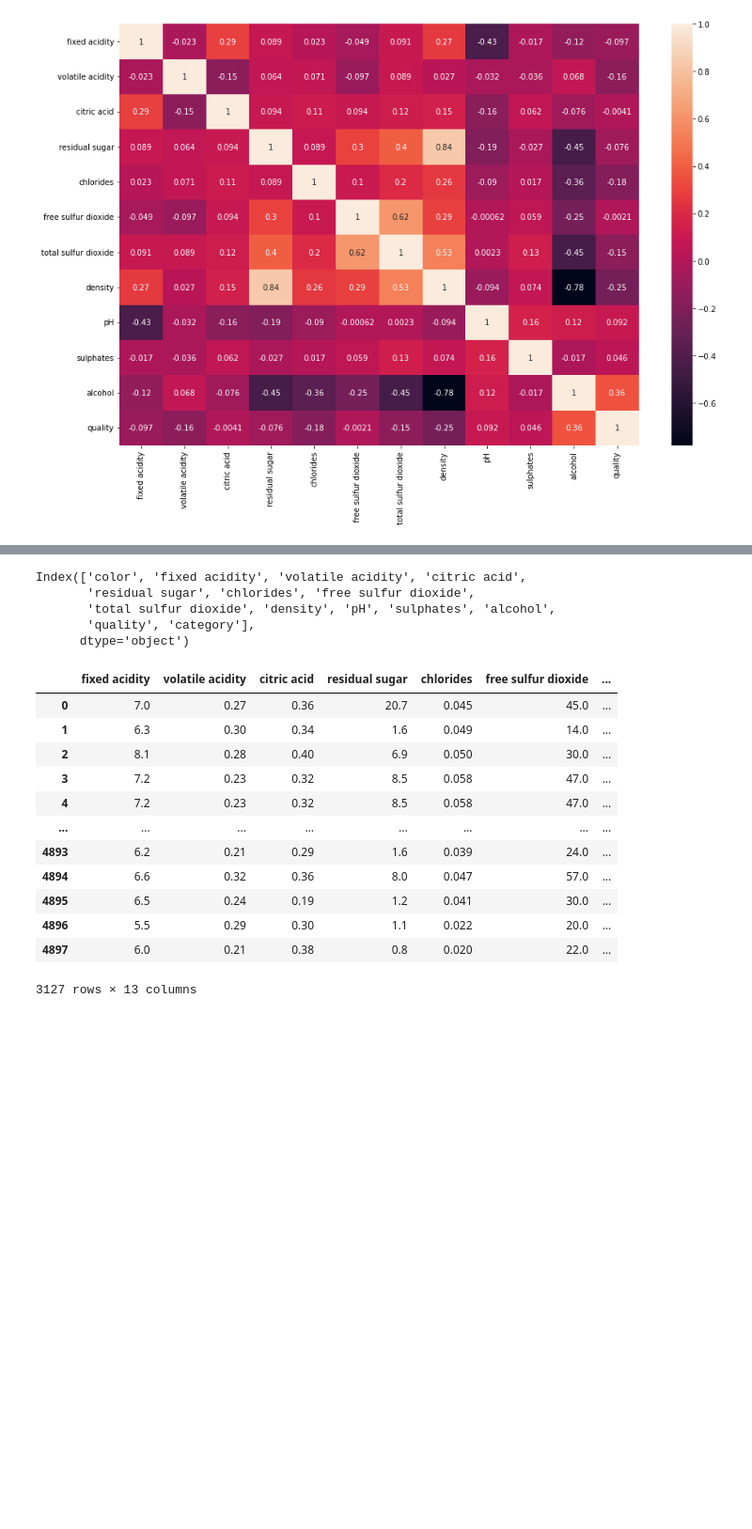
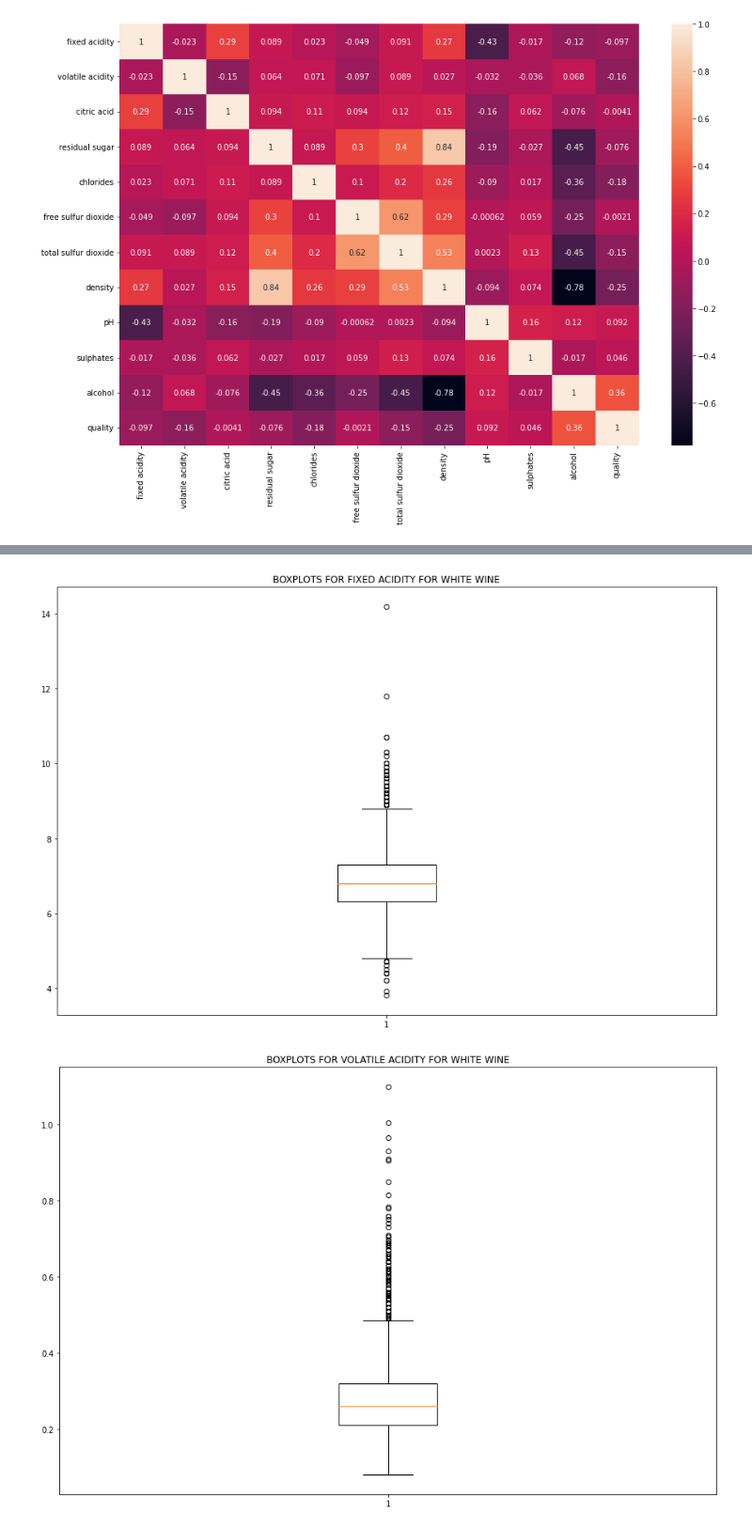
Before and after one commit to Alvin-igobwa/Wine_Analytics, a Jupyter notebook: analysis.ipynb, the cells around one changed output, grey strips where cells are left out. Shown at 94% size. Drawn from its saved outputs; the diff is of its cells as text; code cells hidden in the pictures; blank space fills up the shorter version.

```diff
--- a/analysis.ipynb
+++ b/analysis.ipynb
@@ -120,24 +120,11 @@ for col in filt.columns:
-# %%
-white.columns
-# %% [output]
-Index(['color', 'fixed acidity', 'volatile acidity', 'citric acid',
-       'residual sugar', 'chlorides', 'free sulfur dioxide',
-       'total sulfur dioxide', 'density', 'pH', 'sulphates', 'alcohol',
-       'quality', 'category'],
-      dtype='object')
-# %%
-white[white.category=="good"][cols]
-# %% [output]
-|  | fixed acidity | volatile acidity | citric acid | residual sugar | chlorides | free sulfur dioxide | ... |
-| 0 | 7.0 | 0.27 | 0.36 | 20.7 | 0.045 | 45.0 | ... |
-| 1 | 6.3 | 0.30 | 0.34 | 1.6 | 0.049 | 14.0 | ... |
-| 2 | 8.1 | 0.28 | 0.40 | 6.9 | 0.050 | 30.0 | ... |
-| 3 | 7.2 | 0.23 | 0.32 | 8.5 | 0.058 | 47.0 | ... |
-| 4 | 7.2 | 0.23 | 0.32 | 8.5 | 0.058 | 47.0 | ... |
-| ... | ... | ... | ... | ... | ... | ... | ... |
-| 4893 | 6.2 | 0.21 | 0.29 | 1.6 | 0.039 | 24.0 | ... |
-| 4894 | 6.6 | 0.32 | 0.36 | 8.0 | 0.047 | 57.0 | ... |
-| 4895 | 6.5 | 0.24 | 0.19 | 1.2 | 0.041 | 30.0 | ... |
-| 4896 | 5.5 | 0.29 | 0.30 | 1.1 | 0.022 | 20.0 | ... |
-| 4897 | 6.0 | 0.21 | 0.38 | 0.8 | 0.020 | 22.0 | ... |
-3127 rows × 13 columns
+# %%
+## Checking for outliers
+for column in filt.columns:
+    if (column != "quality") & (column!="category"):
+        plt.figure(figsize =(15,10))
+        plt.title("BOXPLOTS FOR "+ column.upper()+" FOR WHITE WINE")
+        plt.boxplot(white[column])
+        plt.show()
+# %% [output]
+[figure, added]
+[figure, added]
```
Also changed, not shown: parts of 2 cells of this notebook.
